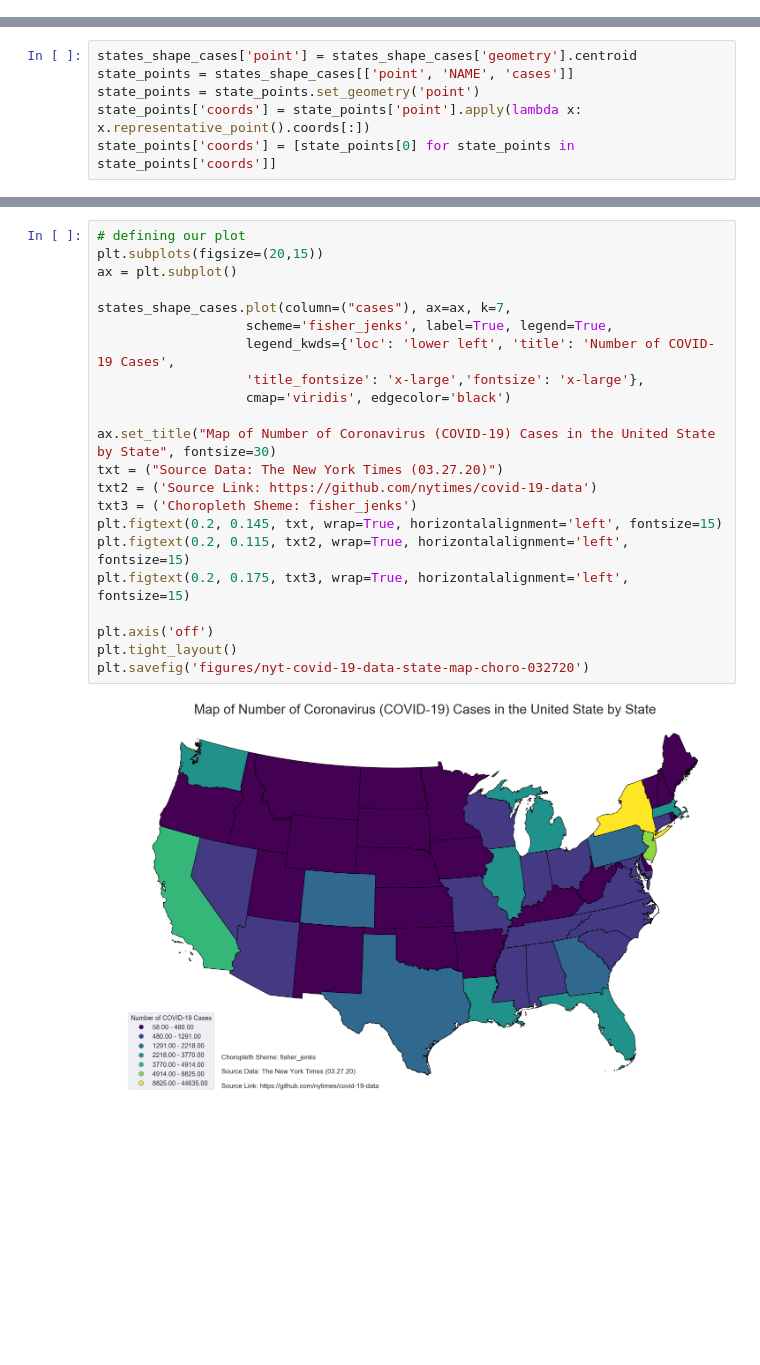
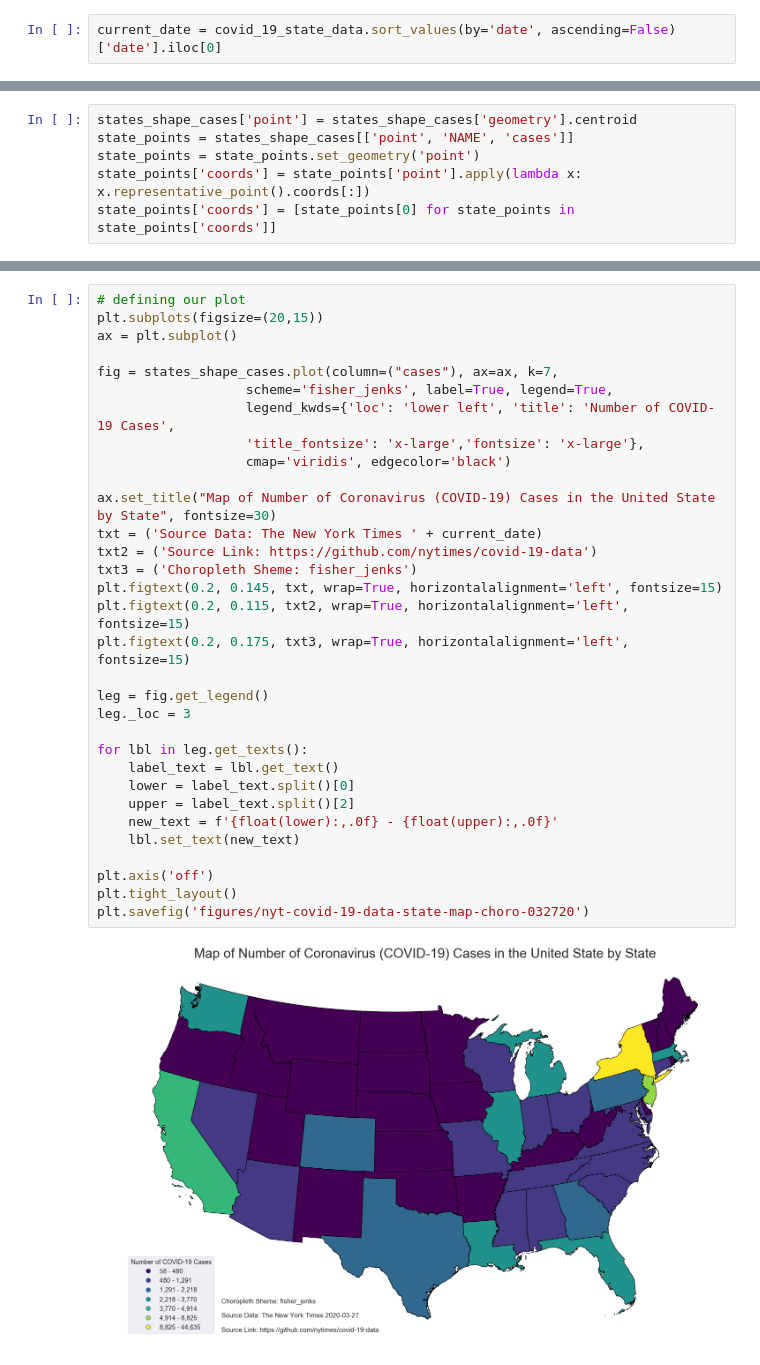
Before and after one commit to mebauer/covid-19-states, a Jupyter notebook: covid-19-data.ipynb, the cells around one changed output, grey strips where cells are left out. Drawn from its saved outputs; the diff is of its cells as text; blank space fills up the shorter version.

Commit message:
adding current date retrieved to plots

```diff
--- a/covid-19-data.ipynb
+++ b/covid-19-data.ipynb
@@ -74,3 +74,5 @@ print('New York Times COVID-19 data as of', covid_19_state_data.sort_values(by='
                                    ascending=False)['date'].iloc[0])
 # %% [output]
 New York Times COVID-19 data as of 2020-03-27
+# %%
+current_date = covid_19_state_data.sort_values(by='date', ascending=False)['date'].iloc[0]
@@ -694,24 +698,34 @@ plt.savefig('figures/nyt-covid-19-data-state-map-032720')
 # %%
 # defining our plot
 plt.subplots(figsize=(20,15))
 ax = plt.subplot()
 
-states_shape_cases.plot(column=("cases"), ax=ax, k=7,
+fig = states_shape_cases.plot(column=("cases"), ax=ax, k=7,
                    scheme='fisher_jenks', label=True, legend=True,
                    legend_kwds={'loc': 'lower left', 'title': 'Number of COVID-19 Cases',
                    'title_fontsize': 'x-large','fontsize': 'x-large'},
                    cmap='viridis', edgecolor='black')
 
 ax.set_title("Map of Number of Coronavirus (COVID-19) Cases in the United State by State", fontsize=30)
-txt = ("Source Data: The New York Times (03.27.20)")
+txt = ('Source Data: The New York Times ' + current_date)
 txt2 = ('Source Link: https://github.com/nytimes/covid-19-data')
 txt3 = ('Choropleth Sheme: fisher_jenks')
 plt.figtext(0.2, 0.145, txt, wrap=True, horizontalalignment='left', fontsize=15)
 plt.figtext(0.2, 0.115, txt2, wrap=True, horizontalalignment='left', fontsize=15)
 plt.figtext(0.2, 0.175, txt3, wrap=True, horizontalalignment='left', fontsize=15)
 
+leg = fig.get_legend()
+leg._loc = 3
+
+for lbl in leg.get_texts():
+    label_text = lbl.get_text()
+    lower = label_text.split()[0]
+    upper = label_text.split()[2]
+    new_text = f'{float(lower):,.0f} - {float(upper):,.0f}'
+    lbl.set_text(new_text)
+
 plt.axis('off')
 plt.tight_layout()
 plt.savefig('figures/nyt-covid-19-data-state-map-choro-032720')
 # %% [output]
-[figure, old version]
+[figure, new version]
```
Also changed, not shown: parts of 18 cells of this notebook, 12 other files.
